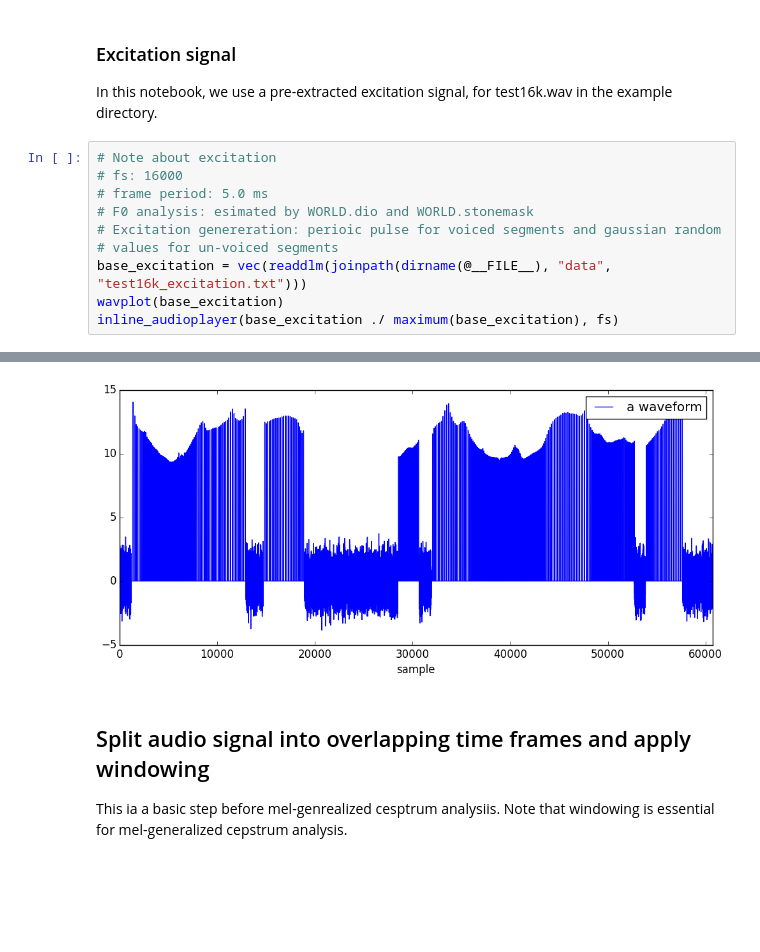
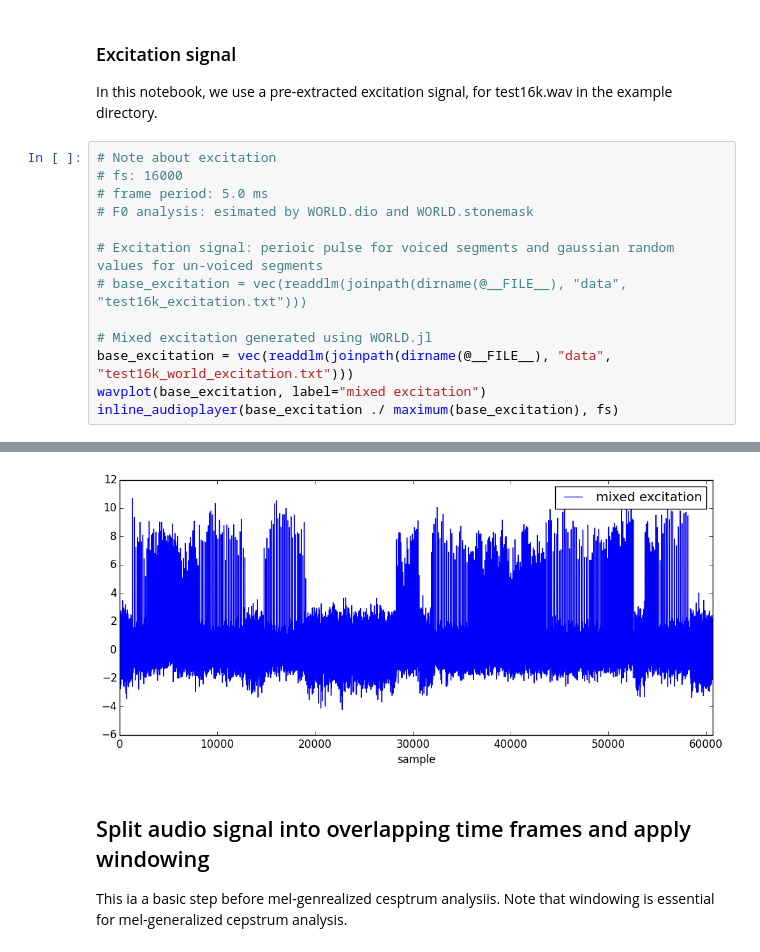
Before and after one commit to r9y9/SynthesisFilters.jl, a Jupyter notebook: examples/Introduction to SynthesisFilters.jl.ipynb, the cells around one changed output, grey strips where cells are left out. Saved outputs shown, nothing was run; the diff lists cells and outputs as text; blank space fills up the shorter version.

Commit message:
Mixed exciatation

```diff
--- a/examples/Introduction to SynthesisFilters.jl.ipynb
+++ b/examples/Introduction to SynthesisFilters.jl.ipynb
@@ -82,16 +82,19 @@ In this notebook, we use a pre-extracted excitation signal, for test16k.wav in t
 # %%
 # Note about excitation
 # fs: 16000
 # frame period: 5.0 ms
 # F0 analysis: esimated by WORLD.dio and WORLD.stonemask
-# Excitation genereration: perioic pulse for voiced segments and gaussian random
-# values for un-voiced segments
-base_excitation = vec(readdlm(joinpath(dirname(@__FILE__), "data", "test16k_excitation.txt")))
-wavplot(base_excitation)
+
+# Excitation signal: perioic pulse for voiced segments and gaussian random values for un-voiced segments
+# base_excitation = vec(readdlm(joinpath(dirname(@__FILE__), "data", "test16k_excitation.txt")))
+
+# Mixed excitation generated using WORLD.jl
+base_excitation = vec(readdlm(joinpath(dirname(@__FILE__), "data", "test16k_world_excitation.txt")))
+wavplot(base_excitation, label="mixed excitation")
 inline_audioplayer(base_excitation ./ maximum(base_excitation), fs)
 # %% [output]
 [interactive output not drawn]
-[figure, old version]
+[figure, new version]
 # %% [markdown]
 ## Split audio signal into overlapping time frames and apply windowing
 
```
Also changed, not shown: parts of 6 cells of this notebook, 1 other file.
